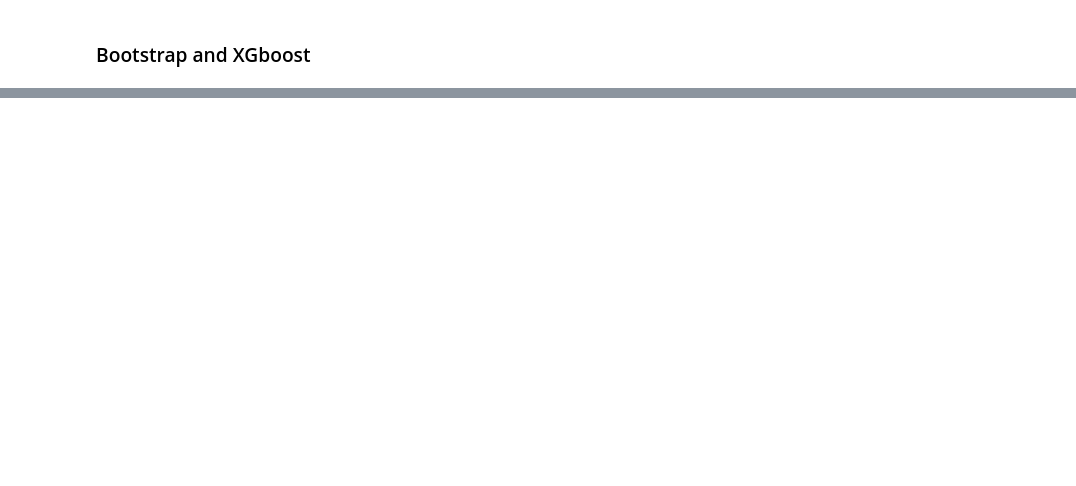
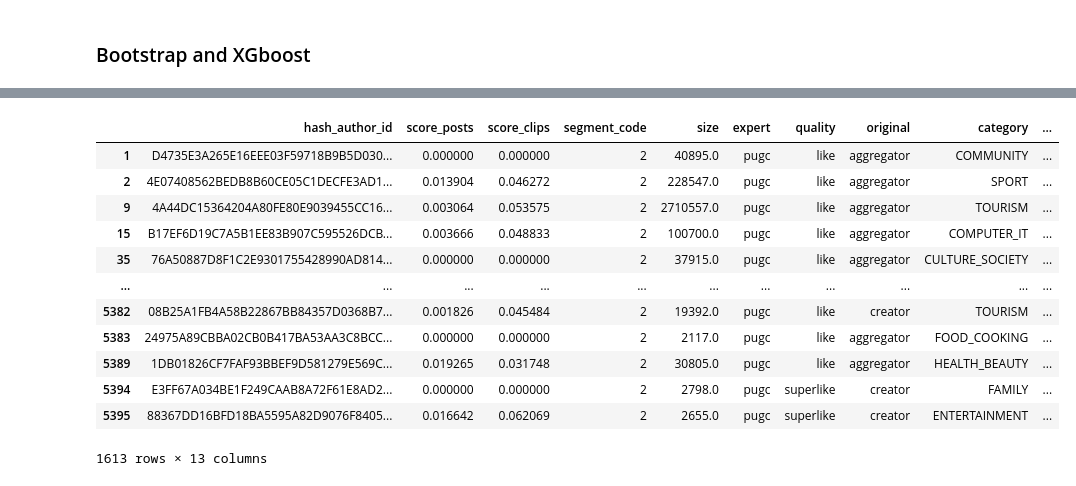
Before and after one commit to alphainthecap/Case_VK_2025, a Jupyter notebook: notebooks/code.ipynb, the cells around one changed output, grey strips where cells are left out. Cells and saved outputs as stored; diff of their text form; code cells hidden in the pictures; blank space fills up the shorter version.

```diff
--- a/notebooks/code.ipynb
+++ b/notebooks/code.ipynb
@@ -426,0 +795,37 @@ Model training complete. Test Set RMSE: 0.000784
+# %%
+df_author_scores = df_authors_2[['hash_author_id',
+                                   'score_posts',
+                                   'score_clips',
+                                   'segment_code',
+                                   'size',
+                                   'expert',
+                                   'quality',
+                                   'original',
+                                   'category',
+                                   'clips_30d',
+                                   'posts_30d']]
+
+df_author_scores['avg_score'] = 0.5 * (df_author_scores['score_posts'] + df_author_scores['score_clips'])
+# %%
+def qn(q):
+    if q=='like': return 1
+    elif q=='superlike': return 2
+    else: return 0
+
+df_author_scores['quality_n'] = df_author_scores['quality'].apply(lambda x: qn(x))
+# %%
+df_author_scores
+# %% [output]
+|  | hash_author_id | score_posts | score_clips | segment_code | size | expert | quality | original | category | ... |
+| 1 | D4735E3A265E16EEE03F59718B9B5D030... | 0.000000 | 0.000000 | 2 | 40895.0 | pugc | like | aggregator | COMMUNITY | ... |
+| 2 | 4E07408562BEDB8B60CE05C1DECFE3AD1... | 0.013904 | 0.046272 | 2 | 228547.0 | pugc | like | aggregator | SPORT | ... |
+| 9 | 4A44DC15364204A80FE80E9039455CC16... | 0.003064 | 0.053575 | 2 | 2710557.0 | pugc | like | aggregator | TOURISM | ... |
+| 15 | B17EF6D19C7A5B1EE83B907C595526DCB... | 0.003666 | 0.048833 | 2 | 100700.0 | pugc | like | aggregator | COMPUTER_IT | ... |
+| 35 | 76A50887D8F1C2E9301755428990AD814... | 0.000000 | 0.000000 | 2 | 37915.0 | pugc | like | aggregator | CULTURE_SOCIETY | ... |
+| ... | ... | ... | ... | ... | ... | ... | ... | ... | ... | ... |
+| 5382 | 08B25A1FB4A58B22867BB84357D0368B7... | 0.001826 | 0.045484 | 2 | 19392.0 | pugc | like | creator | TOURISM | ... |
+| 5383 | 24975A89CBBA02CB0B417BA53AA3C8BCC... | 0.000000 | 0.000000 | 2 | 2117.0 | pugc | like | aggregator | FOOD_COOKING | ... |
+| 5389 | 1DB01826CF7FAF93BBEF9D581279E569C... | 0.019265 | 0.031748 | 2 | 30805.0 | pugc | like | aggregator | HEALTH_BEAUTY | ... |
+| 5394 | E3FF67A034BE1F249CAAB8A72F61E8AD2... | 0.000000 | 0.000000 | 2 | 2798.0 | pugc | superlike | creator | FAMILY | ... |
+| 5395 | 88367DD16BFD18BA5595A82D9076F8405... | 0.016642 | 0.062069 | 2 | 2655.0 | pugc | superlike | creator | ENTERTAINMENT | ... |
+1613 rows × 13 columns
```
Also changed, not shown: parts of 71 cells of this notebook, 4 other files.
